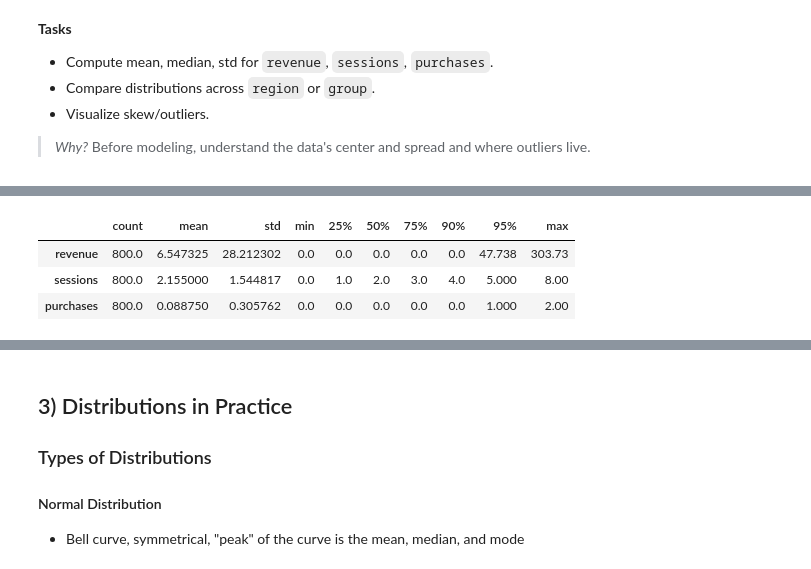
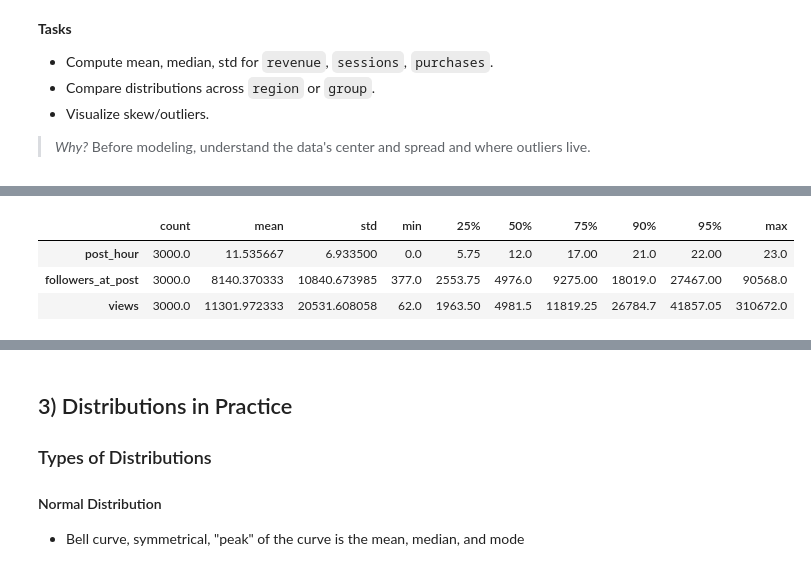
Before and after one commit to tsunar2002/ds-fall-2025-tue, a Jupyter notebook: Week-06-Business-Stats-Analytics/Lecture-Business-Analytics-Stats.ipynb, the cells around one changed output, grey strips where cells are left out. Saved outputs shown, nothing was run; the diff lists cells and outputs as text; code cells hidden in the pictures.

```diff
--- a/Week-06-Business-Stats-Analytics/Lecture-Business-Analytics-Stats.ipynb
+++ b/Week-06-Business-Stats-Analytics/Lecture-Business-Analytics-Stats.ipynb
@@ -56,6 +48,4 @@ plt.rcParams["axes.grid"] = True
 # %%
-# === PICK YOUR DATA SOURCE ===
-CSV_PATH = "ecommerce_sales.csv"  # <- Provided synthetic dataset placed in working dir
-df = pd.read_csv(CSV_PATH)
+df = pd.read_csv('data/social_media_posts.csv')
 df.head()
 # %% [output]
@@ -123,9 +183,9 @@ df.sample(5, random_state=1)
 # %%
-metrics = ["revenue", "sessions", "purchases"]
+metrics = ["post_hour", "followers_at_post", "views"]
 desc = df[metrics].describe(percentiles=[0.25, 0.5, 0.75, 0.9, 0.95]).T
 desc
 # %% [output]
 |  | count | mean | std | min | 25% | 50% | 75% | 90% | 95% | max |
-| revenue | 800.0 | 6.547325 | 28.212302 | 0.0 | 0.0 | 0.0 | 0.0 | 0.0 | 47.738 | 303.73 |
-| sessions | 800.0 | 2.155000 | 1.544817 | 0.0 | 1.0 | 2.0 | 3.0 | 4.0 | 5.000 | 8.00 |
-| purchases | 800.0 | 0.088750 | 0.305762 | 0.0 | 0.0 | 0.0 | 0.0 | 0.0 | 1.000 | 2.00 |
+| post_hour | 3000.0 | 11.535667 | 6.933500 | 0.0 | 5.75 | 12.0 | 17.00 | 21.0 | 22.00 | 23.0 |
+| followers_at_post | 3000.0 | 8140.370333 | 10840.673985 | 377.0 | 2553.75 | 4976.0 | 9275.00 | 18019.0 | 27467.00 | 90568.0 |
+| views | 3000.0 | 11301.972333 | 20531.608058 | 62.0 | 1963.50 | 4981.5 | 11819.25 | 26784.7 | 41857.05 | 310672.0 |
```
Also changed, not shown: parts of 33 cells of this notebook, 2 other files.
